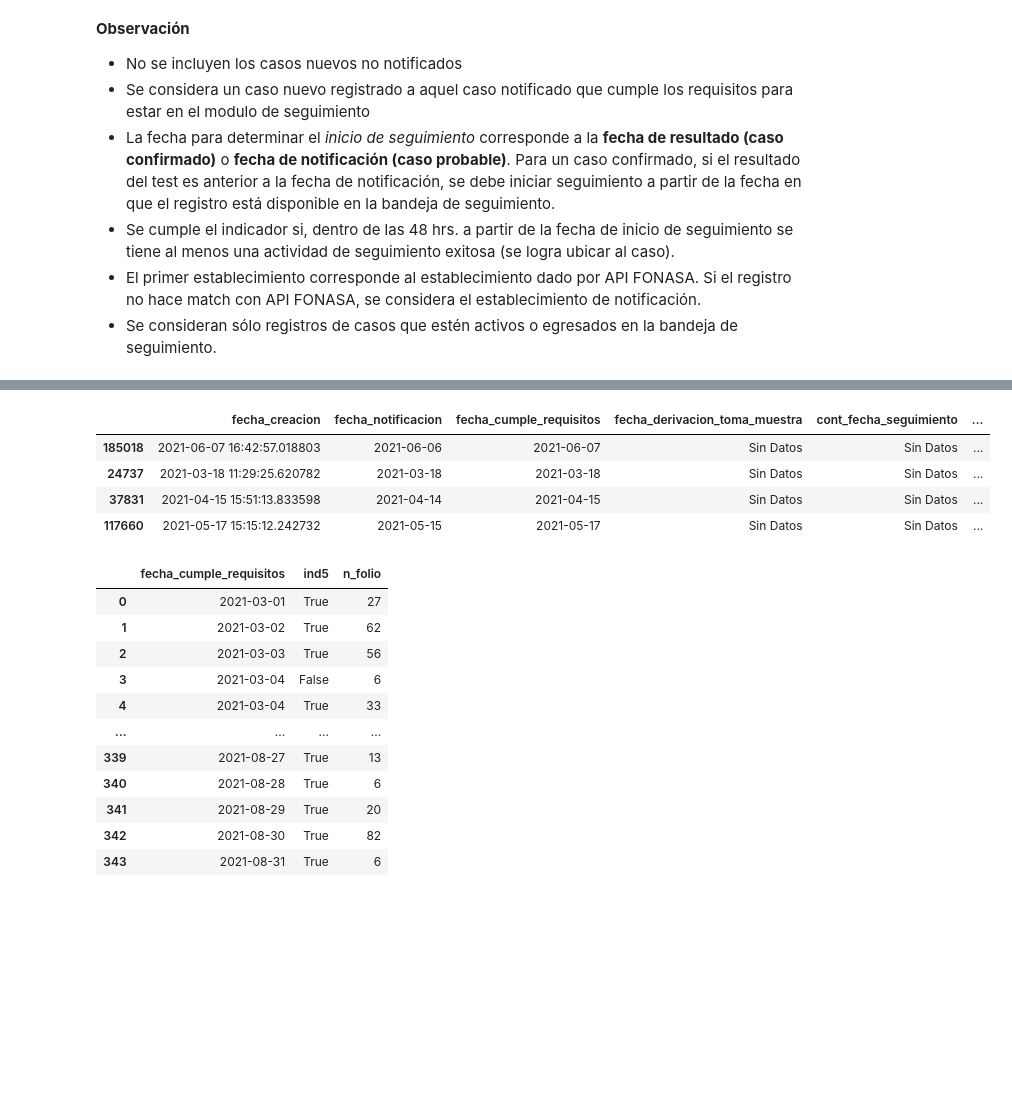
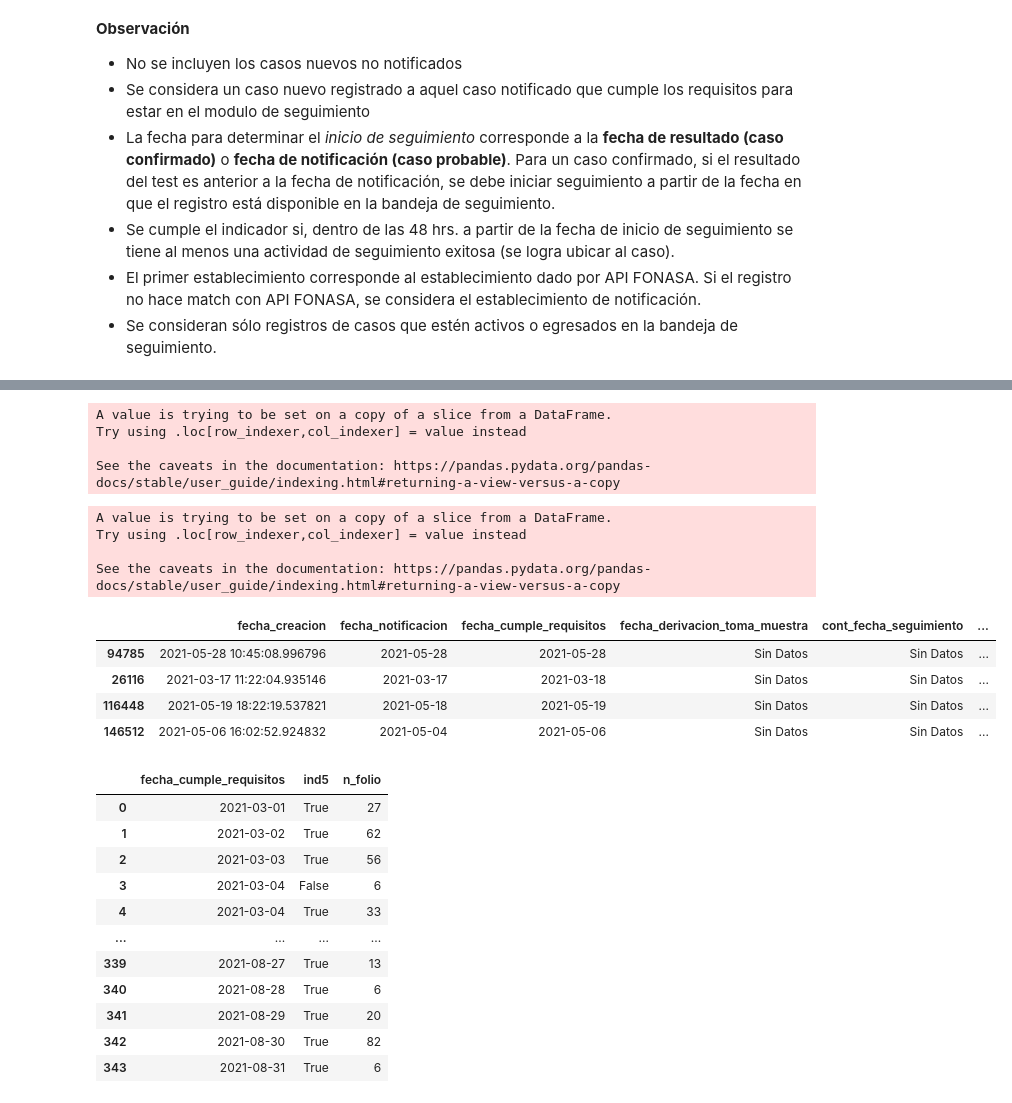
Before and after one commit to millacurafa/SeremiSaludAysenCovid, a Jupyter notebook: indicadores_trazabilidad.ipynb, the cells around one changed output, grey strips where cells are left out. Cells and saved outputs as stored; diff of their text form; code cells hidden in the pictures; blank space fills up the shorter version.

```diff
--- a/indicadores_trazabilidad.ipynb
+++ b/indicadores_trazabilidad.ipynb
@@ -667,23 +730,36 @@ df_seguimiento_filtered.sample(2)
-# %%
-df_seguimiento_filtered[['fecha_creacion',
-                       'fecha_notificacion',
-                       'fecha_cumple_requisitos', #Se considera un caso nuevo registrado a aquel caso notificado que cumple los requisitos para estar en el modulo de seguimiento
-                       'fecha_derivacion_toma_muestra',
-                       'cont_fecha_seguimiento',
-                       'cont_inicio_cuarentena',
-                       'cont_fin_cuarentena',
-                       'cont_fecha_licencia',
-                       'dif_fecha'
-                      ]].sample(4)
-# %% [output]
-|  | fecha_creacion | fecha_notificacion | fecha_cumple_requisitos | fecha_derivacion_toma_muestra | cont_fecha_seguimiento | ... |
-| 185018 | 2021-06-07 16:42:57.018803 | 2021-06-06 | 2021-06-07 | Sin Datos | Sin Datos | ... |
-| 24737 | 2021-03-18 11:29:25.620782 | 2021-03-18 | 2021-03-18 | Sin Datos | Sin Datos | ... |
-| 37831 | 2021-04-15 15:51:13.833598 | 2021-04-14 | 2021-04-15 | Sin Datos | Sin Datos | ... |
-| 117660 | 2021-05-17 15:15:12.242732 | 2021-05-15 | 2021-05-17 | Sin Datos | Sin Datos | ... |
+# %%
+#Crea diferencia de fecha
+df_seguimiento_ind5['dif_fecha'] = df_seguimiento_ind5['fecha_cumple_requisitos'] - df_seguimiento_ind5['fecha_notificacion']
+# %% [output]
+A value is trying to be set on a copy of a slice from a DataFrame.
+Try using .loc[row_indexer,col_indexer] = value instead
+
+See the caveats in the documentation: https://pandas.pydata.org/pandas-docs/stable/user_guide/indexing.html#returning-a-view-versus-a-copy
 # %%
 # Crea columna considerando si diferencial de fecha cumple requisitos y fecha de notificacion
 # es menor a un timedelta de d 2 días
 
-df_seguimiento_filtered['ind5'] = df_seguimiento_filtered['dif_fecha']<= pd.to_timedelta('2 days')
+df_seguimiento_ind5['ind5'] = df_seguimiento_ind5['dif_fecha']<= pd.to_timedelta('2 days')
+# %% [output]
+A value is trying to be set on a copy of a slice from a DataFrame.
+Try using .loc[row_indexer,col_indexer] = value instead
+
+See the caveats in the documentation: https://pandas.pydata.org/pandas-docs/stable/user_guide/indexing.html#returning-a-view-versus-a-copy
+# %%
+df_seguimiento_ind5[['fecha_creacion',
+                       'fecha_notificacion',
+                       'fecha_cumple_requisitos', #Se considera un caso nuevo registrado a aquel caso notificado que cumple los requisitos para estar en el modulo de seguimiento
+                       'fecha_derivacion_toma_muestra',
+                       'cont_fecha_seguimiento',
+                       'cont_inicio_cuarentena',
+                       'cont_fin_cuarentena',
+                       'cont_fecha_licencia',
+                       'dif_fecha'
+                      ]].sample(4)
+# %% [output]
+|  | fecha_creacion | fecha_notificacion | fecha_cumple_requisitos | fecha_derivacion_toma_muestra | cont_fecha_seguimiento | ... |
+| 94785 | 2021-05-28 10:45:08.996796 | 2021-05-28 | 2021-05-28 | Sin Datos | Sin Datos | ... |
+| 26116 | 2021-03-17 11:22:04.935146 | 2021-03-17 | 2021-03-18 | Sin Datos | Sin Datos | ... |
+| 116448 | 2021-05-19 18:22:19.537821 | 2021-05-18 | 2021-05-19 | Sin Datos | Sin Datos | ... |
+| 146512 | 2021-05-06 16:02:52.924832 | 2021-05-04 | 2021-05-06 | Sin Datos | Sin Datos | ... |
 # %%
```
Also changed, not shown: parts of 22 cells of this notebook.
